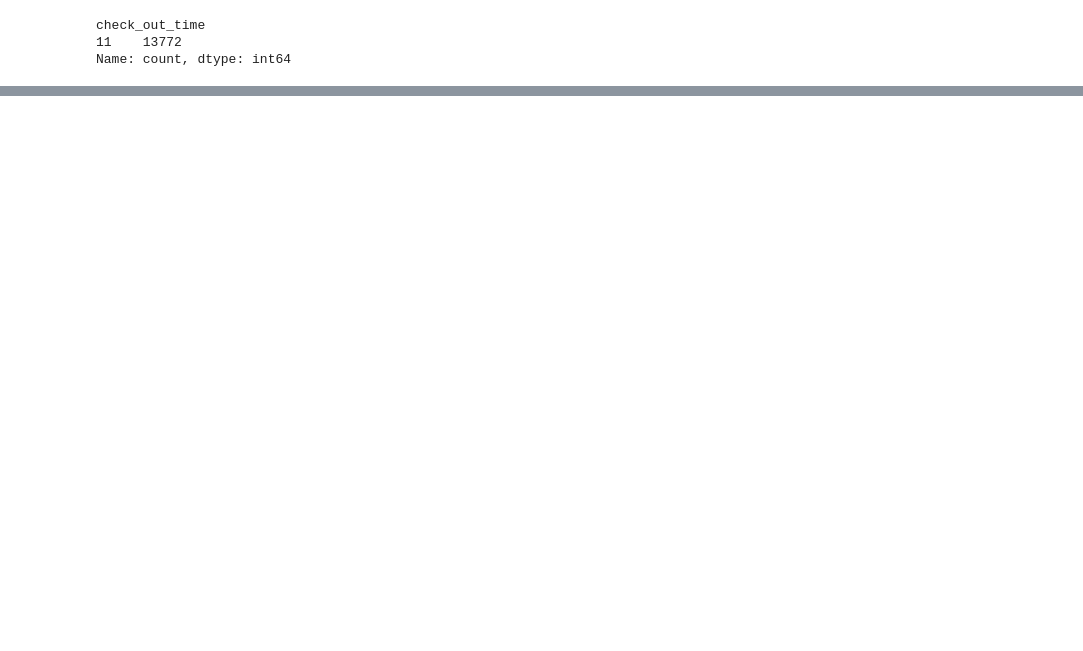
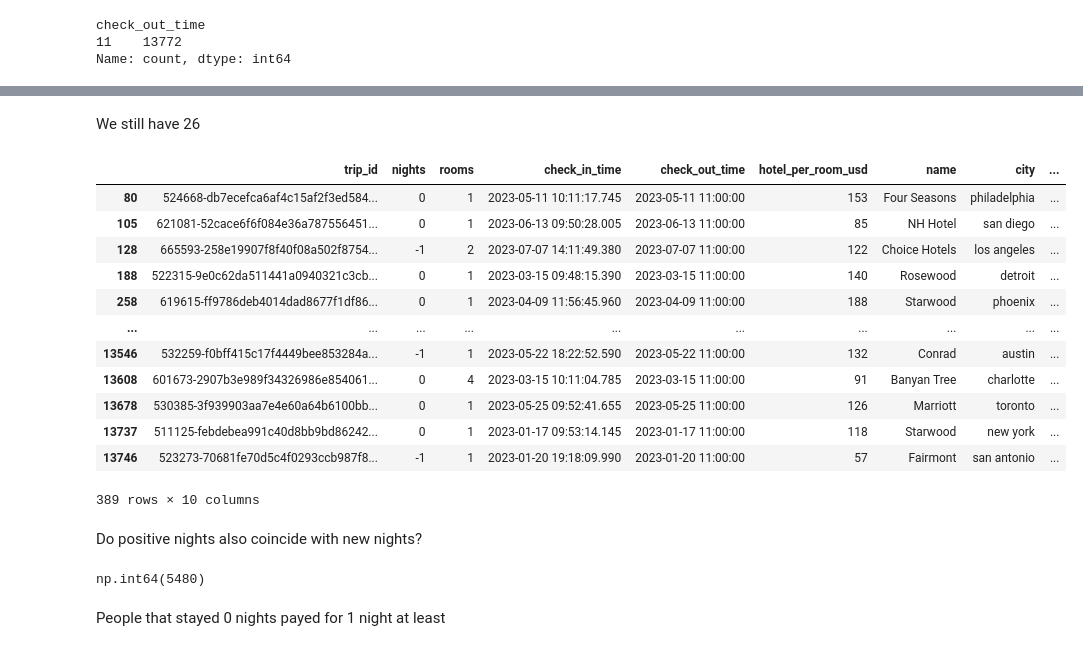
Before and after one commit to anuar-masterschool/TravelTide_Mar, a Jupyter notebook: EDA.ipynb, the cells around one changed output, grey strips where cells are left out. Cells and saved outputs as stored; diff of their text form; code cells hidden in the pictures; blank space fills up the shorter version.

```diff
--- a/EDA.ipynb
+++ b/EDA.ipynb
@@ -262,0 +333,3 @@ hotels_with_name
+# %%
+hotels_with_name["check_in_time"] = pd.to_datetime(hotels_with_name["check_in_time"])
+hotels_with_name["check_out_time"] = pd.to_datetime(hotels_with_name["check_out_time"])
@@ -262,0 +338,2 @@ hotels_with_name
+# %%
+hotels_with_name["stayed_nights"] = pd.to_timedelta((hotels_with_name['check_out_time'].dt.date - hotels_with_name['check_in_time'].dt.date)).dt.days
@@ -262,0 +360,26 @@ hotels_with_name
+# %% [markdown]
+We still have 26
+# %%
+hotels_with_name[hotels_with_name["stayed_nights"] == 0]
+# %% [output]
+|  | trip_id | nights | rooms | check_in_time | check_out_time | hotel_per_room_usd | name | city | ... |
+| 80 | 524668-db7ecefca6af4c15af2f3ed584... | 0 | 1 | 2023-05-11 10:11:17.745 | 2023-05-11 11:00:00 | 153 | Four Seasons | philadelphia | ... |
+| 105 | 621081-52cace6f6f084e36a787556451... | 0 | 1 | 2023-06-13 09:50:28.005 | 2023-06-13 11:00:00 | 85 | NH Hotel | san diego | ... |
+| 128 | 665593-258e19907f8f40f08a502f8754... | -1 | 2 | 2023-07-07 14:11:49.380 | 2023-07-07 11:00:00 | 122 | Choice Hotels | los angeles | ... |
+| 188 | 522315-9e0c62da511441a0940321c3cb... | 0 | 1 | 2023-03-15 09:48:15.390 | 2023-03-15 11:00:00 | 140 | Rosewood | detroit | ... |
+| 258 | 619615-ff9786deb4014dad8677f1df86... | 0 | 1 | 2023-04-09 11:56:45.960 | 2023-04-09 11:00:00 | 188 | Starwood | phoenix | ... |
+| ... | ... | ... | ... | ... | ... | ... | ... | ... | ... |
+| 13546 | 532259-f0bff415c17f4449bee853284a... | -1 | 1 | 2023-05-22 18:22:52.590 | 2023-05-22 11:00:00 | 132 | Conrad | austin | ... |
+| 13608 | 601673-2907b3e989f34326986e854061... | 0 | 4 | 2023-03-15 10:11:04.785 | 2023-03-15 11:00:00 | 91 | Banyan Tree | charlotte | ... |
+| 13678 | 530385-3f939903aa7e4e60a64b6100bb... | 0 | 1 | 2023-05-25 09:52:41.655 | 2023-05-25 11:00:00 | 126 | Marriott | toronto | ... |
+| 13737 | 511125-febdebea991c40d8bb9bd86242... | 0 | 1 | 2023-01-17 09:53:14.145 | 2023-01-17 11:00:00 | 118 | Starwood | new york | ... |
+| 13746 | 523273-70681fe70d5c4f0293ccb987f8... | -1 | 1 | 2023-01-20 19:18:09.990 | 2023-01-20 11:00:00 | 57 | Fairmont | san antonio | ... |
+389 rows × 10 columns
+# %% [markdown]
+Do positive nights also coincide with new nights?
+# %%
+(hotels_with_name['nights'] == hotels_with_name["stayed_nights"]).sum()
+# %% [output]
+np.int64(5480)
+# %% [markdown]
+People that stayed 0 nights payed for 1 night at least
```
Also changed, not shown: parts of 21 cells of this notebook, 1 other file.
